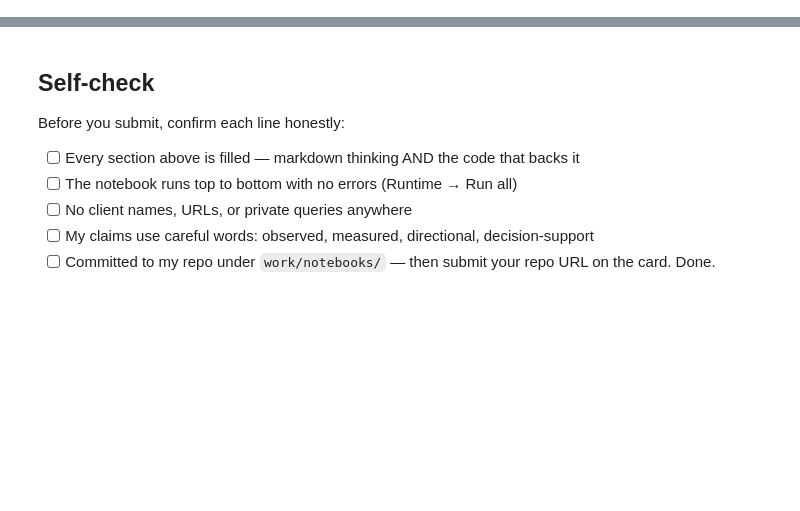
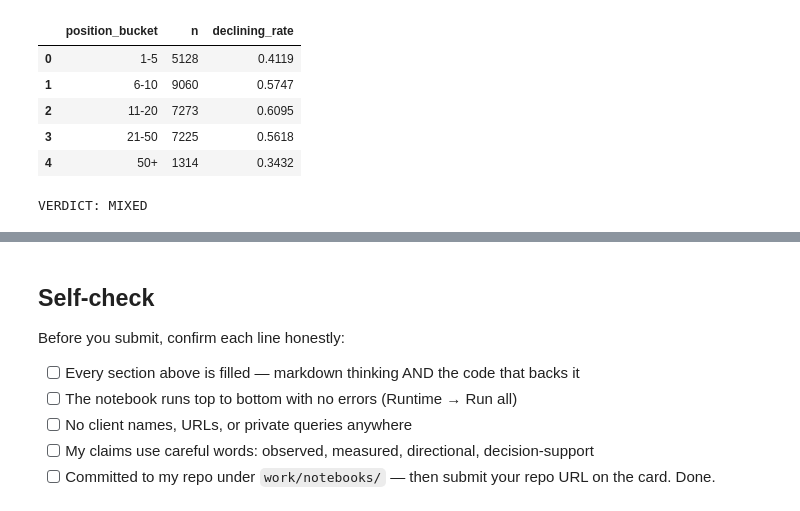
Before and after one commit to 13aakash/flyrank-ml-internship, a Jupyter notebook: work/notebooks/w04_signal_audit.ipynb, the cells around one changed output, grey strips where cells are left out. Cells and saved outputs as stored; diff of their text form; code cells hidden in the pictures; blank space fills up the shorter version.

```diff
--- a/work/notebooks/w04_signal_audit.ipynb
+++ b/work/notebooks/w04_signal_audit.ipynb
@@ -36,0 +200,54 @@ This skeleton is yours to fill. Work the sections **in order** — each one has
+# %%
+position_test = df.copy()
+
+position_test["position_bucket"] = pd.cut(
+    position_test["avg_position"],
+    bins=[-np.inf, 5, 10, 20, 50, np.inf],
+    labels=[
+        "1-5",
+        "6-10",
+        "11-20",
+        "21-50",
+        "50+"
+    ]
+)
+
+position_table = (
+    position_test
+    .dropna(subset=["position_bucket"])
+    .groupby("position_bucket", observed=True)
+    .agg(
+        n=("is_declining", "size"),
+        declining_rate=("is_declining", "mean")
+    )
+    .reset_index()
+)
+
+position_table["declining_rate"] = (
+    position_table["declining_rate"].round(4)
+)
+
+display(position_table)
+
+rates = position_table["declining_rate"].tolist()
+
+if len(rates) >= 2 and all(
+    rates[i] <= rates[i + 1]
+    for i in range(len(rates) - 1)
+):
+    print("VERDICT: CONFIRMED")
+elif len(rates) >= 2 and all(
+    rates[i] >= rates[i + 1]
+    for i in range(len(rates) - 1)
+):
+    print("VERDICT: OPPOSITE")
+else:
+    print("VERDICT: MIXED")
+# %% [output]
+|  | position_bucket | n | declining_rate |
+| 0 | 1-5 | 5128 | 0.4119 |
+| 1 | 6-10 | 9060 | 0.5747 |
+| 2 | 11-20 | 7273 | 0.6095 |
+| 3 | 21-50 | 7225 | 0.5618 |
+| 4 | 50+ | 1314 | 0.3432 |
+VERDICT: MIXED
```
Also changed, not shown: parts of 23 cells of this notebook.
